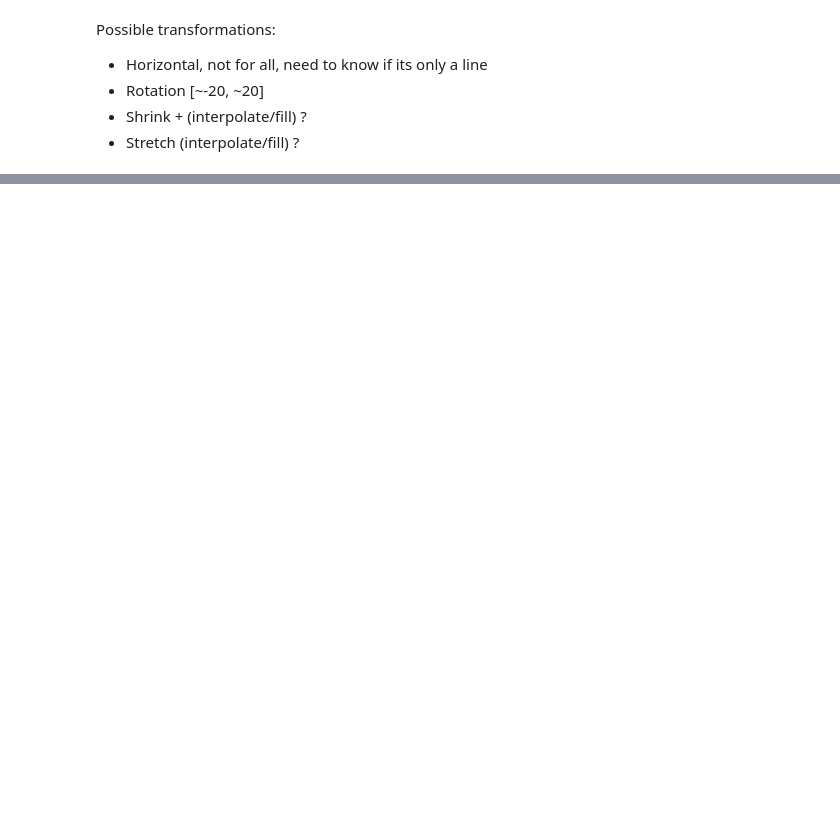
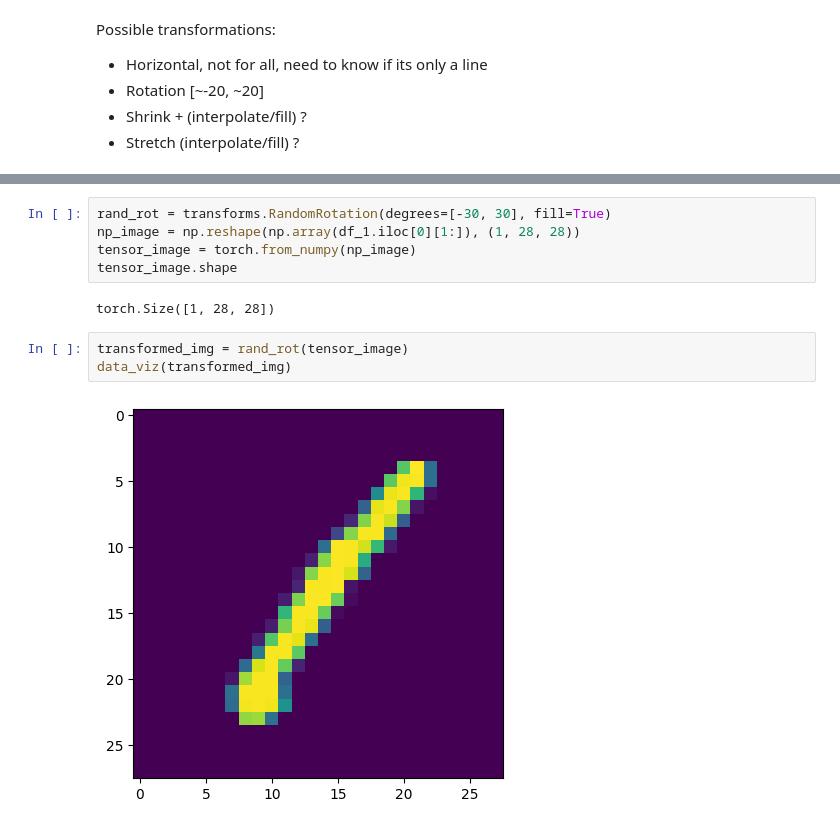
Before and after one commit to Milutin-S/kaggleCompetitions, a Jupyter notebook: Digit_Recognizer/scripts/analysis.ipynb, the cells around one changed output, grey strips where cells are left out. Saved outputs shown, nothing was run; the diff lists cells and outputs as text; blank space fills up the shorter version.

Commit message:
Add rotation transform check

```diff
--- a/Digit_Recognizer/scripts/analysis.ipynb
+++ b/Digit_Recognizer/scripts/analysis.ipynb
@@ -198,0 +206,12 @@ Possible transformations:
+# %%
+rand_rot = transforms.RandomRotation(degrees=[-30, 30], fill=True)
+np_image = np.reshape(np.array(df_1.iloc[0][1:]), (1, 28, 28))
+tensor_image = torch.from_numpy(np_image)
+tensor_image.shape
+# %% [output]
+torch.Size([1, 28, 28])
+# %%
+transformed_img = rand_rot(tensor_image)
+data_viz(transformed_img)
+# %% [output]
+[figure, added]
```
Also changed, not shown: parts of 7 cells of this notebook.
